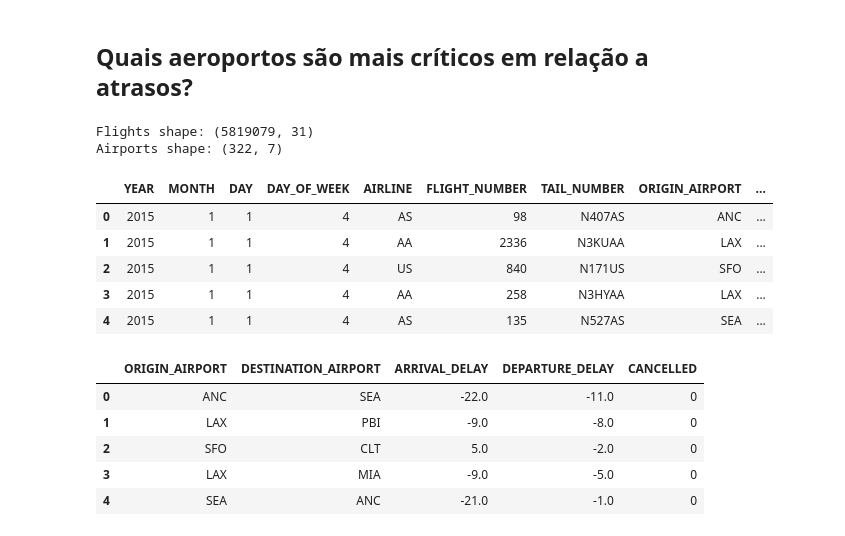
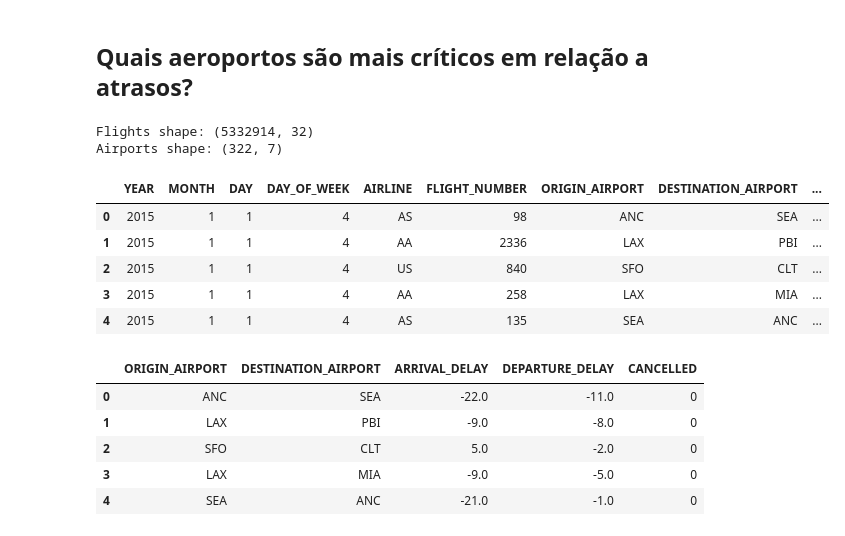
Before and after one commit to jeanbezerra/fiap-eml-tech-challenge-fase-3, a Jupyter notebook: notebooks/1_EDA.ipynb, the cells around one changed output. Saved outputs shown, nothing was run; the diff lists cells and outputs as text; code cells hidden in the pictures.

```diff
--- a/notebooks/1_EDA.ipynb
+++ b/notebooks/1_EDA.ipynb
@@ -20,27 +20,27 @@ pd.set_option("display.max_columns", None)
 # %%
 # =====================================================
 # Load Data
 # =====================================================
 
-flights_path = "../data/raw/flights.csv"
-airports_path = "../data/raw/airports.csv"
+flights_path = "../data/curated/flights/flights.parquet"
+airports_path = "../data/curated/airports/airports.parquet"
 
-df_flights = pd.read_csv(flights_path)
-df_airports = pd.read_csv(airports_path)
+df_flights = pd.read_parquet(flights_path)
+df_airports = pd.read_parquet(airports_path)
 
 print("Flights shape:", df_flights.shape)
 print("Airports shape:", df_airports.shape)
 
 df_flights.head()
 # %% [output]
-Flights shape: (5819079, 31)
+Flights shape: (5332914, 32)
 Airports shape: (322, 7)
-|  | YEAR | MONTH | DAY | DAY_OF_WEEK | AIRLINE | FLIGHT_NUMBER | TAIL_NUMBER | ORIGIN_AIRPORT | ... |
-| 0 | 2015 | 1 | 1 | 4 | AS | 98 | N407AS | ANC | ... |
-| 1 | 2015 | 1 | 1 | 4 | AA | 2336 | N3KUAA | LAX | ... |
-| 2 | 2015 | 1 | 1 | 4 | US | 840 | N171US | SFO | ... |
-| 3 | 2015 | 1 | 1 | 4 | AA | 258 | N3HYAA | LAX | ... |
-| 4 | 2015 | 1 | 1 | 4 | AS | 135 | N527AS | SEA | ... |
+|  | YEAR | MONTH | DAY | DAY_OF_WEEK | AIRLINE | FLIGHT_NUMBER | ORIGIN_AIRPORT | DESTINATION_AIRPORT | ... |
+| 0 | 2015 | 1 | 1 | 4 | AS | 98 | ANC | SEA | ... |
+| 1 | 2015 | 1 | 1 | 4 | AA | 2336 | LAX | PBI | ... |
+| 2 | 2015 | 1 | 1 | 4 | US | 840 | SFO | CLT | ... |
+| 3 | 2015 | 1 | 1 | 4 | AA | 258 | LAX | MIA | ... |
+| 4 | 2015 | 1 | 1 | 4 | AS | 135 | SEA | ANC | ... |
 # %%
 # =====================================================
 # Seleção de colunas relevantes
```
Also changed, not shown: parts of 6 cells of this notebook, 2 other files.
